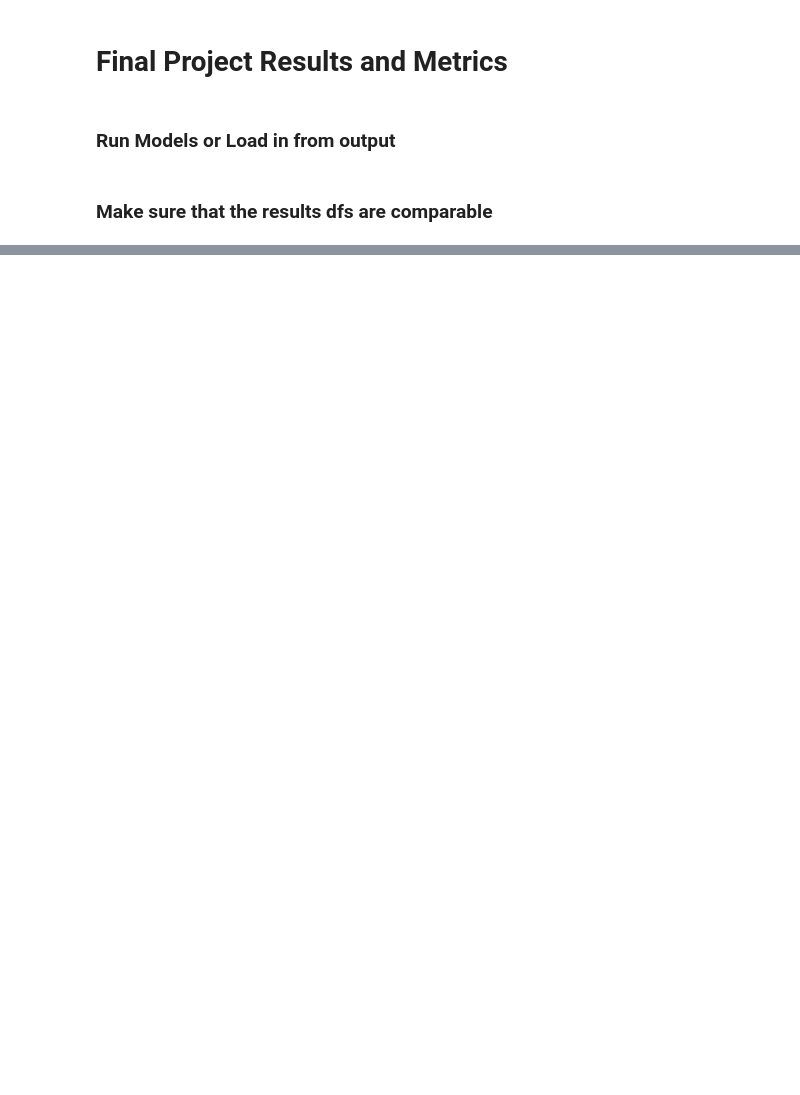
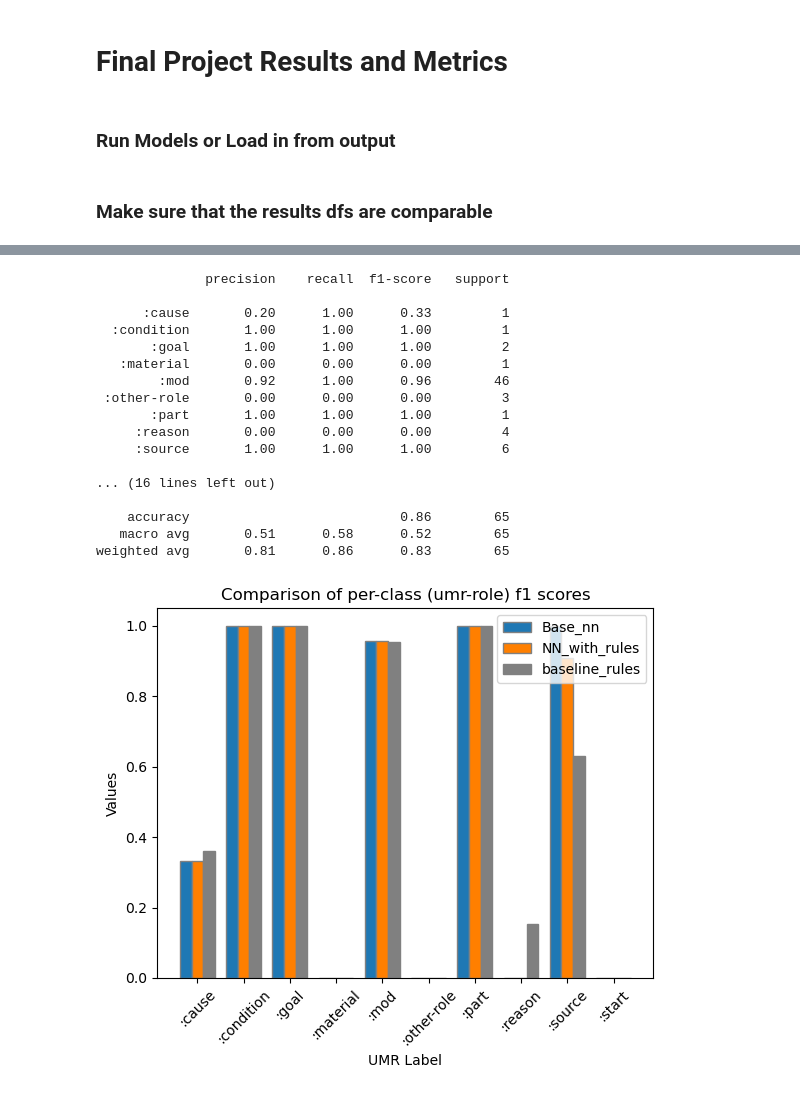
Before and after one commit to clairepost/AMRtoUMR, a Jupyter notebook: results.ipynb, the cells around one changed output, grey strips where cells are left out. Drawn from its saved outputs; the diff is of its cells as text; code cells hidden in the pictures; blank space fills up the shorter version.

```diff
--- a/results.ipynb
+++ b/results.ipynb
@@ -47,0 +209,59 @@ print(nn_with_rules_df.shape)
+# %%
+def plot_dicts(model1, model2, model3):
+
+
+    # Extract keys and values
+    keys = list(model1.keys())
+    values_model1 = list(model1.values())
+    values_model2 = list(model2.values())
+    values_model3 = list(model3.values())
+
+    # Set the width of the bars
+    bar_width = 0.25
+
+    # Set the positions for the bars on the x-axis
+    r1 = range(len(keys))
+    r2 = [x + bar_width for x in r1]
+    r3 = [x + bar_width for x in r2]
+
+    color_model1 = '#1f78b4'  # Blue
+    color_model2 = '#ff7f00'  # Orange
+    color_model3 = '#808080'  # Gray
+
+    # Plotting
+    plt.bar(r1, values_model1, color=color_model1, width=bar_width, edgecolor='grey', label='Base_nn')
+    plt.bar(r2, values_model2, color=color_model2, width=bar_width, edgecolor='grey', label='NN_with_rules')
+    plt.bar(r3, values_model3, color=color_model3, width=bar_width, edgecolor='grey', label='baseline_rules')
+
+    # Add x-axis labels, y-axis label, and title
+    plt.xlabel('UMR Label')
+    plt.ylabel('Values')
+    plt.title('Comparison of per-class (umr-role) f1 scores')
+    plt.xticks([r + bar_width for r in range(len(keys))], keys, rotation = 45)
+
+    # Add legend
+    plt.legend()
+
+    # Show the plot
+    plt.show()
+
+plot_dicts(get_per_class_f1(base_nn_df),get_per_class_f1(nn_with_rules_df),get_per_class_f1(baseline_df))
+# %% [output]
+              precision    recall  f1-score   support
+
+      :cause       0.20      1.00      0.33         1
+  :condition       1.00      1.00      1.00         1
+       :goal       1.00      1.00      1.00         2
+   :material       0.00      0.00      0.00         1
+        :mod       0.92      1.00      0.96        46
+ :other-role       0.00      0.00      0.00         3
+       :part       1.00      1.00      1.00         1
+     :reason       0.00      0.00      0.00         4
+     :source       1.00      1.00      1.00         6
+
+... (16 lines left out)
+
+    accuracy                           0.86        65
+   macro avg       0.51      0.58      0.52        65
+weighted avg       0.81      0.86      0.83        65
+[figure, added]
```
Also changed, not shown: parts of 7 cells of this notebook.
